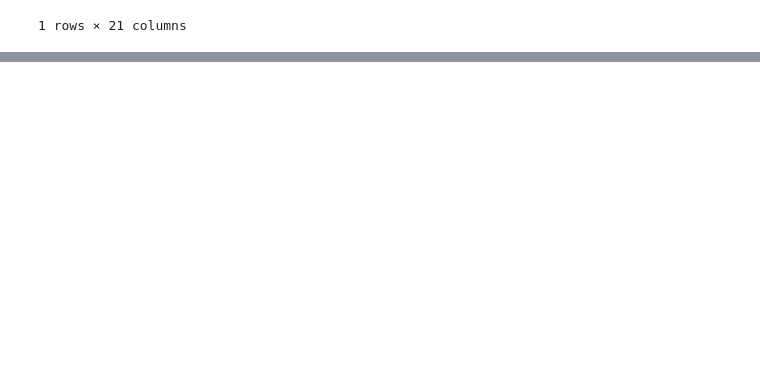
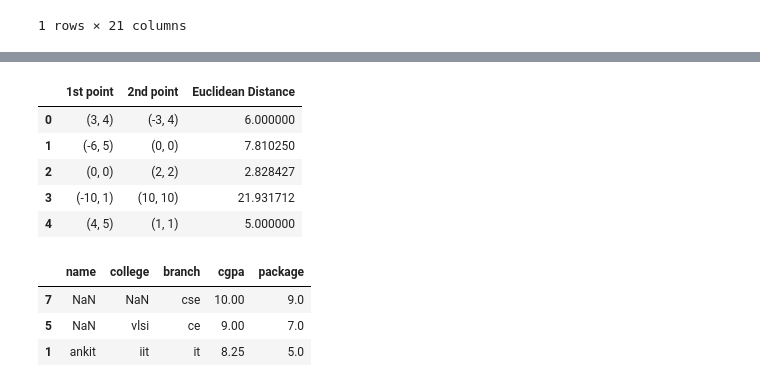
Before and after one commit to InfinityxR9/Python, a Jupyter notebook: ML/pandas.ipynb, the cells around one changed output, grey strips where cells are left out. Cells and saved outputs as stored; diff of their text form; code cells hidden in the pictures; blank space fills up the shorter version.

Commit message:
Pandas DataFrame completed

```diff
--- a/ML/pandas.ipynb
+++ b/ML/pandas.ipynb
@@ -1854,0 +1914,11 @@ kohli_matches[kohli_matches['City'] == 'Delhi'].drop_duplicates(subset=['City'],
+# %%
+# apply (series and dataframe)
+
+points_df = pd.DataFrame(
+    {
+        '1st point':[(3,4),(-6,5),(0,0),(-10,1),(4,5)],
+        '2nd point':[(-3,4),(0,0),(2,2),(10,10),(1,1)]
+    }
+)
+
+points_df
@@ -1854,0 +1932,39 @@ kohli_matches[kohli_matches['City'] == 'Delhi'].drop_duplicates(subset=['City'],
+# %%
+# Calculate the Euclidean distance between the two points using apply
+
+def euclidean(row):
+    pt_A = row['1st point']
+    pt_B = row['2nd point']
+
+    return ((pt_A[0] - pt_B[0])**2 + (pt_A[1] - pt_B[1])**2)**0.5
+# %%
+points_df['Euclidean Distance'] = points_df.apply(euclidean, axis=1)
+# axis=1 for sending rows
+# axis=0 for sending columns (default)
+points_df
+# %% [output]
+|  | 1st point | 2nd point | Euclidean Distance |
+| 0 | (3, 4) | (-3, 4) | 6.000000 |
+| 1 | (-6, 5) | (0, 0) | 7.810250 |
+| 2 | (0, 0) | (2, 2) | 2.828427 |
+| 3 | (-10, 1) | (10, 10) | 21.931712 |
+| 4 | (4, 5) | (1, 1) | 5.000000 |
+# %%
+# nlargest and nsmallest (series and dataframe)
+
+# returns n largest/smallest rows based on given column
+# ascending = True by default for nsmallest
+# ascending = False by default for nlargest
+# keep={'first', 'last', 'all'} (default 'first')
+#     first - keep first occurence in case of duplicates
+#     last - keep last occurence in case of duplicates
+#     all - keep all the occurences of duplicates
+
+# Equivalent to df.sort_values(columns).head(n)
+
+students.nlargest(3, 'cgpa')    # top 3 cgpa students
+# %% [output]
+|  | name | college | branch | cgpa | package |
+| 7 | NaN | NaN | cse | 10.00 | 9.0 |
+| 5 | NaN | vlsi | ce | 9.00 | 7.0 |
+| 1 | ankit | iit | it | 8.25 | 5.0 |
```
Also changed, not shown: parts of 8 cells of this notebook, 2 other files.
